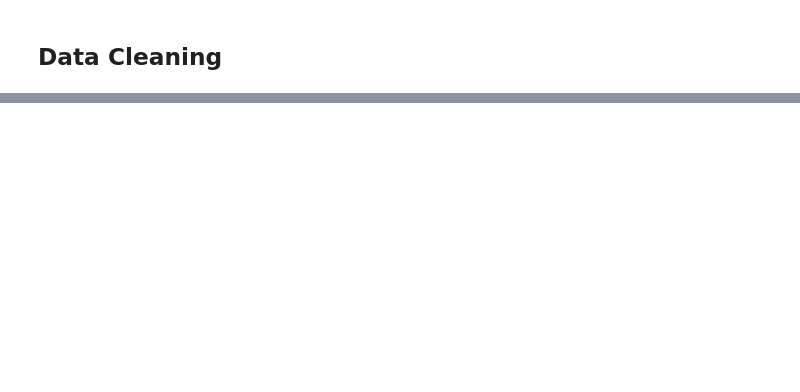
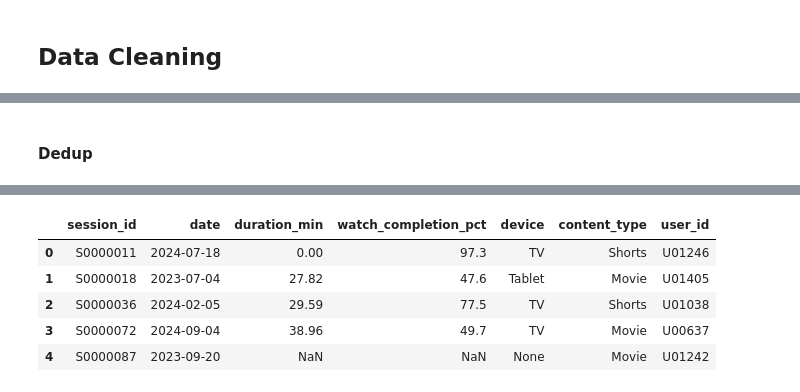
Before and after one commit to jasonho318/finance-analytics-project, a Jupyter notebook: Platform Engagement & Growth Analytics.ipynb, the cells around one changed output, grey strips where cells are left out. Drawn from its saved outputs; the diff is of its cells as text; code cells hidden in the pictures; blank space fills up the shorter version.

```diff
--- a/Platform Engagement & Growth Analytics.ipynb
+++ b/Platform Engagement & Growth Analytics.ipynb
@@ -225,0 +408,67 @@ print(con.execute("DESCRIBE sessions_raw").fetchdf())
+# %% [markdown]
+#### Dedup
+# %%
+con.execute("""
+CREATE OR REPLACE TABLE sessions_clean AS
+WITH ranked AS (
+SELECT
+    *,
+    ROW_NUMBER() OVER (PARTITION BY session_id ORDER BY user_id, date, duration_min, watch_completion_pct, device, content_type NULLS LAST) AS rn
+FROM sessions_clean
+)
+SELECT
+    session_id,
+    date,
+    duration_min,
+    watch_completion_pct,
+    device,
+    content_type,
+    user_id
+FROM ranked
+WHERE rn = 1
+""")
+
+print("\nSession ID Distinct Count:")
+print(con.execute("""
+SELECT COUNT(DISTINCT session_id) AS distinct_session_ids,
+       COUNT(session_id) AS total_session_ids
+FROM sessions_clean;
+""").fetchdf())
+
+print("\nRemaining Duplicate Rows:")
+print(con.execute("""
+WITH duplicate_sessions AS (
+SELECT session_id
+FROM sessions_clean
+GROUP BY session_id
+HAVING COUNT(*) > 1
+)
+SELECT
+                  date,
+                  duration_min,
+                  watch_completion_pct,
+                  device,
+                  content_type
+FROM sessions_clean
+WHERE session_id IN (SELECT session_id FROM duplicate_sessions)
+ORDER BY session_id, user_id, date, duration_min, watch_completion_pct, device, content_type NULLS LAST
+""").fetchdf())
+
+print("\nNull Values:")
+print(con.execute("""
+SELECT COUNT(*) AS total_rows,
+       COUNTIF(duration_min IS NULL) AS null_duration_min,
+       COUNTIF(watch_completion_pct IS NULL) AS null_watch_completion_pct,
+       COUNTIF(device IS NULL) AS null_device,
+       COUNTIF(content_type IS NULL) AS null_content_type,
+       COUNTIF(user_id IS NULL) AS null_user_id,
+       COUNTIF(date IS NULL) AS null_date
+FROM sessions_clean;
+""").fetchdf())
+print("\nSession Quantitative Data Statistics:")
+print(con.execute("SELECT date, duration_min, watch_completion_pct FROM sessions_clean").fetchdf().describe())
+print("\nSample values:")
+
+sessions = con.execute("""SELECT * FROM sessions_clean""").fetch_df()
+sessions.head()
+# %% [output]
@@ -225,0 +492,6 @@ print(con.execute("DESCRIBE sessions_raw").fetchdf())
+|  | session_id | date | duration_min | watch_completion_pct | device | content_type | user_id |
+| 0 | S0000011 | 2024-07-18 | 0.00 | 97.3 | TV | Shorts | U01246 |
+| 1 | S0000018 | 2023-07-04 | 27.82 | 47.6 | Tablet | Movie | U01405 |
+| 2 | S0000036 | 2024-02-05 | 29.59 | 77.5 | TV | Shorts | U01038 |
+| 3 | S0000072 | 2024-09-04 | 38.96 | 49.7 | TV | Movie | U00637 |
+| 4 | S0000087 | 2023-09-20 | NaN | NaN | None | Movie | U01242 |
```
Also changed, not shown: parts of 22 cells of this notebook.
